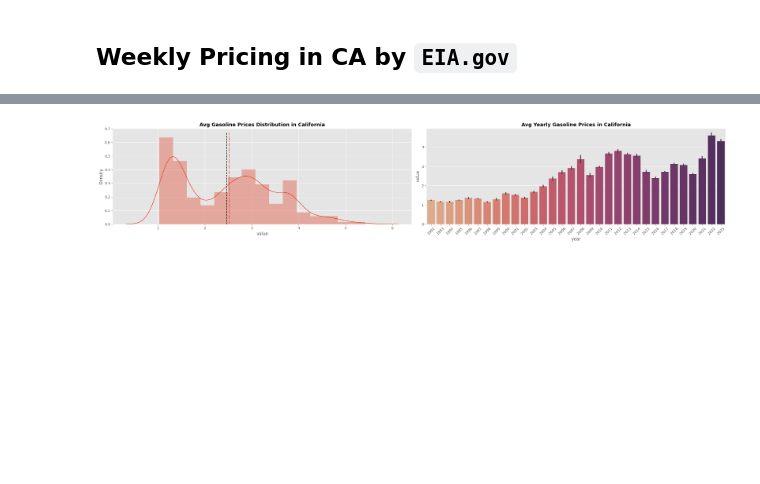
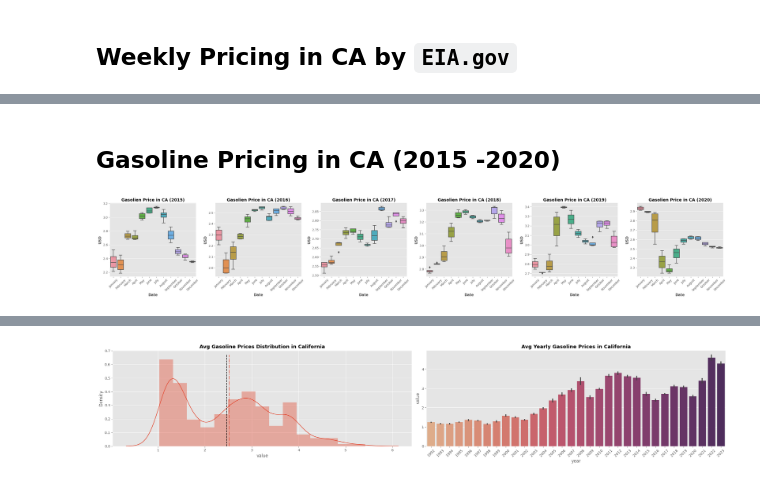
Before and after one commit to OdinProjectI/GasolinePricesAnalysis, a Jupyter notebook: CaliforniaGAsolinePricing.ipynb, the cells around one changed output, grey strips where cells are left out. Saved outputs shown, nothing was run; the diff lists cells and outputs as text; code cells hidden in the pictures; blank space fills up the shorter version.

```diff
--- a/CaliforniaGAsolinePricing.ipynb
+++ b/CaliforniaGAsolinePricing.ipynb
@@ -119,0 +155,12 @@ pricing_ca.head()
+# %% [markdown]
+## **Gasoline Pricing in CA (2015 -2020)**
+# %%
+axs = sns.catplot(data=pricing_ca.query('year >= 2015 and year <= 2020'), col='year', x='month', y='value', kind='box', sharey=False)
+for ax in axs.axes.ravel():
+    ax.set_title("Gasolien Price in CA (%s)" % ( re.sub("year = ", "" , ax.get_title() ) ) , fontweight='bold', fontsize=14)
+    ax.set_xticklabels(list(months_lookup.keys()), rotation=45)
+    ax.set_ylabel("USD", fontweight='bold' )
+    ax.set_xlabel("Date", fontweight='bold')
+plt.tight_layout()
+# %% [output]
+[figure, added]
```
Also changed, not shown: parts of 24 cells of this notebook.
